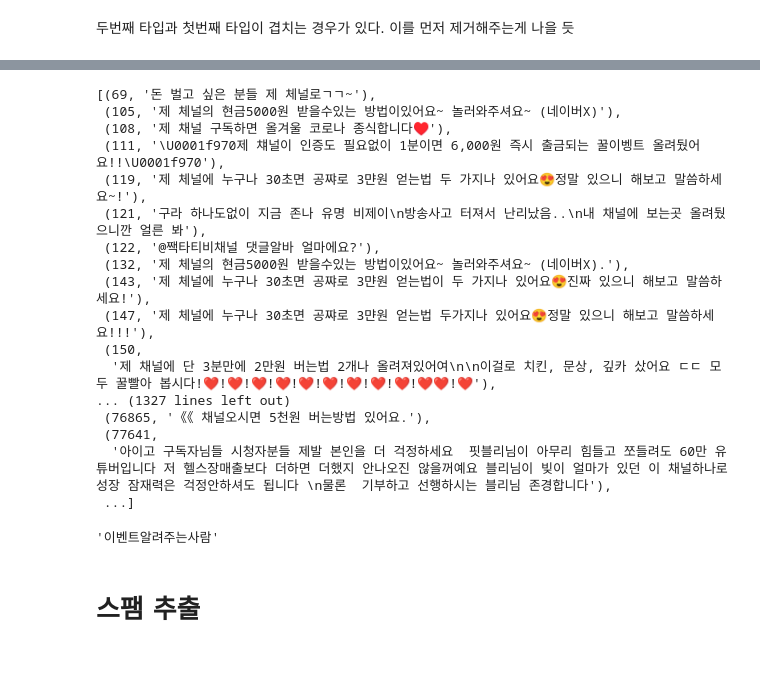
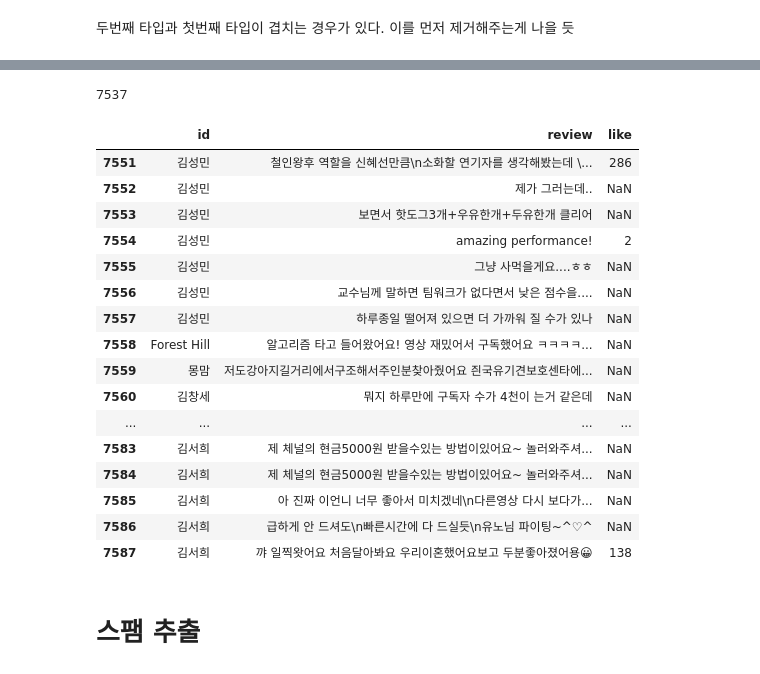
Before and after one commit to subeomsp/TIL_2, a Jupyter notebook: 유튜브 크롤링/BERT 스팸 분류 모델 for Youtube.ipynb, the cells around one changed output, grey strips where cells are left out. Saved outputs shown, nothing was run; the diff lists cells and outputs as text; code cells hidden in the pictures.

```diff
--- a/유튜브 크롤링/BERT 스팸 분류 모델 for Youtube.ipynb
+++ b/유튜브 크롤링/BERT 스팸 분류 모델 for Youtube.ipynb
@@ -1341,24 +1337,0 @@ temp_type2.iloc[1100:1150]
-# %%
-spam_expected_2
-# %% [output]
-[(69, '돈 벌고 싶은 분들 제 체널로ㄱㄱ~'),
- (105, '제 체널의 현금5000원 받을수있는 방법이있어요~ 놀러와주셔요~ (네이버X)'),
- (108, '제 채널 구독하면 올겨울 코로나 종식합니다♥'),
- (111, '\U0001f970제 챼널이 인증도 필요없이 1분이면 6,000원 즉시 출금되는 꿀이벵트 올려뒀어요!!\U0001f970'),
- (119, '제 체널에 누구나 30초면 공쨔로 3먄원 얻는법 두 가지나 있어요😍정말 있으니 해보고 말씀하세요~!'),
- (121, '구라 하나도없이 지금 존나 유명 비제이\n방송사고 터져서 난리났음..\n내 채널에 보는곳 올려뒀으니깐 얼른 봐'),
- (122, '@짹타티비채널 댓글알바 얼마에요?'),
- (132, '제 체널의 현금5000원 받을수있는 방법이있어요~ 놀러와주셔요~ (네이버X).'),
- (143, '제 체널에 누구나 30초면 공쨔로 3먄원 얻는법이 두 가지나 있어요😍진짜 있으니 해보고 말씀하세요!'),
- (147, '제 체널에 누구나 30초면 공쨔로 3먄원 얻는법 두가지나 있어요😍정말 있으니 해보고 말씀하세요!!!'),
- (150,
-  '제 채널에 단 3분만에 2만원 버는법 2개나 올려져있어여\n\n이걸로 치킨, 문상, 깊카 샀어요 ㄷㄷ 모두 꿀빨아 봅시다!❤!❤!❤!❤!❤!❤!❤!❤!❤!❤❤!❤'),
-... (1327 lines left out)
- (76865, '《《 채널오시면 5천원 버는방법 있어요.'),
- (77641,
-  '아이고 구독자님들 시청자분들 제발 본인을 더 걱정하세요  핏블리님이 아무리 힘들고 쪼들려도 60만 유튜버입니다 저 헬스장매출보다 더하면 더했지 안나오진 않을꺼예요 블리님이 빚이 얼마가 있던 이 채널하나로 성장 잠재력은 걱정안하셔도 됩니다 \n물론  기부하고 선행하시는 블리님 존경합니다'),
- ...]
-# %%
-df['id'].iloc[150]
-# %% [output]
-'이벤트알려주는사람'
@@ -1364,0 +1340,17 @@ df['id'].iloc[150]
+# %%
+temp_type3 = pd.DataFrame(columns = df.columns)
+for user, review in zip(df['id'], df['review']):
+    if '하루' in review or '누구나' in review or '꽁돈' in review or '공짜' in review or'문상' in review or'꽁으로' in review or'만원' in review or'문화' in review or'이벤트' in review:
+        if user not in temp_type3['id']:
+            temp_df = df[df['id'] == user]
+            temp_type3 = pd.concat([temp_type3, temp_df], ignore_index=True)
+        else:
+            pass
+# %%
+temp_type3.drop_duplicates(inplace=True)
+
+#이전 스팸리스트와 중복제거
+temp_df = pd.concat([temp_type3, spam_type2])
+temp_df.drop_duplicates(keep=False, inplace=True)
+temp_df.reset_index(inplace=True, drop=bool)
+temp_type3 = temp_df
@@ -1364,0 +1359,23 @@ df['id'].iloc[150]
+# %%
+temp_type3, spam_type2 = del_and_show(temp_type3, 7598, spam_type2)
+print(len(temp_type3))
+temp_type3.iloc[7500:8000]
+# %% [output]
+7537
+|  | id | review | like |
+| 7551 | 김성민 | 철인왕후 역할을 신혜선만큼\n소화할 연기자를 생각해봤는데 \... | 286 |
+| 7552 | 김성민 | 제가 그러는데.. | NaN |
+| 7553 | 김성민 | 보면서 핫도그3개+우유한개+두유한개 클리어 | NaN |
+| 7554 | 김성민 | amazing performance! | 2 |
+| 7555 | 김성민 | 그냥 사먹을게요....ㅎㅎ | NaN |
+| 7556 | 김성민 | 교수님께 말하면 팀워크가 없다면서 낮은 점수을.... | NaN |
+| 7557 | 김성민 | 하루종일 떨어져 있으면 더 가까워 질 수가 있나 | NaN |
+| 7558 | Forest Hill | 알고리즘 타고 들어왔어요! 영상 재밌어서 구독했어요 ㅋㅋㅋㅋ... | NaN |
+| 7559 | 몽맘 | 저도강아지길거리에서구조해서주인분찾아줬어요 즨국유기견보호센타에... | NaN |
+| 7560 | 김창세 | 뭐지 하루만에 구독자 수가 4천이 는거 같은데 | NaN |
+| ... | ... | ... | ... |
+| 7583 | 김서희 | 제 체널의 현금5000원 받을수있는 방법이있어요~ 놀러와주셔... | NaN |
+| 7584 | 김서희 | 제 체널의 현금5000원 받을수있는 방법이있어요~ 놀러와주셔... | NaN |
+| 7585 | 김서희 | 아 진짜 이언니 너무 좋아서 미치겠네\n다른영상 다시 보다가... | NaN |
+| 7586 | 김서희 | 급하게 안 드셔도\n빠른시간에 다 드실듯\n유노님 파이팅~^♡^ | NaN |
+| 7587 | 김서희 | 꺄 일찍왓어요 처음달아봐요 우리이혼했어요보고 두분좋아졌어용😀 | 138 |
```
Also changed, not shown: parts of 11 cells of this notebook.
